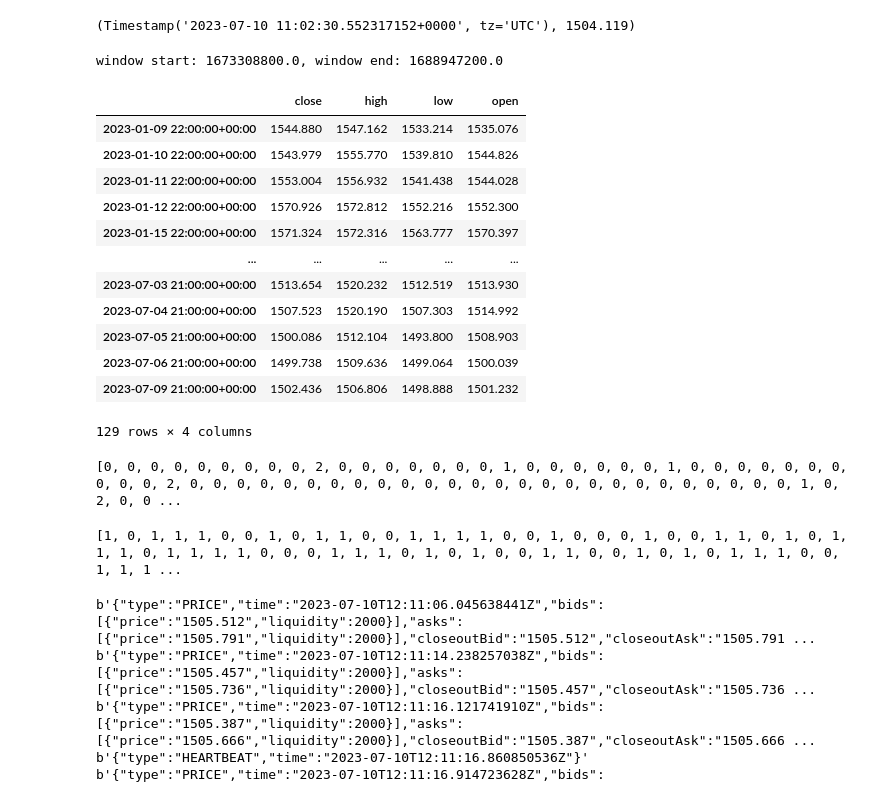
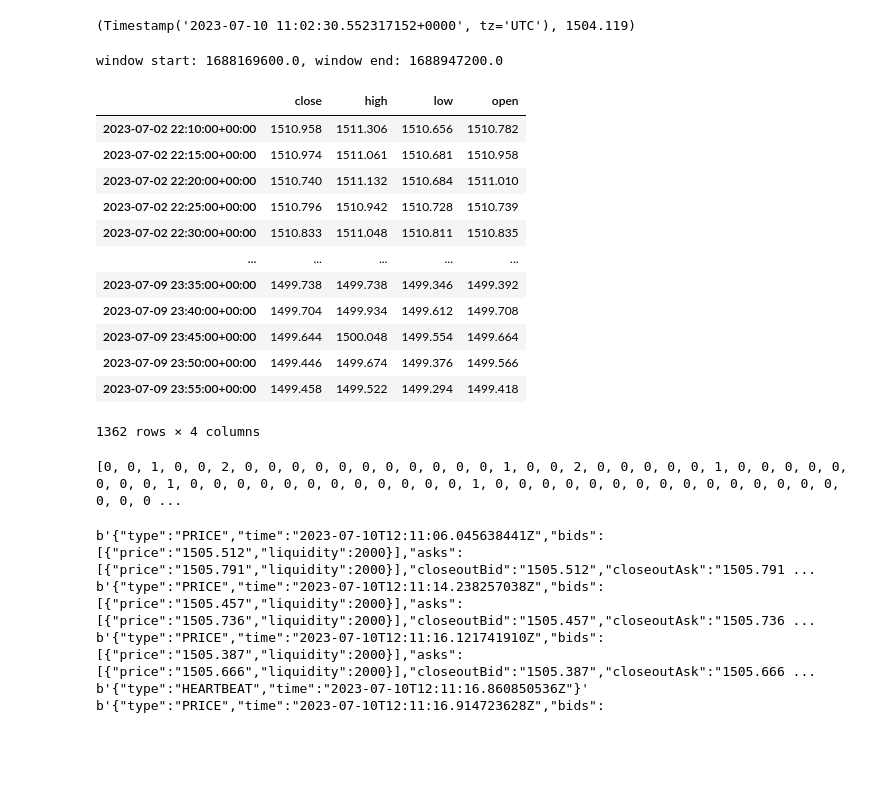
Before and after one commit to JS195/TradingBot, a Jupyter notebook: API.ipynb, the cells around one changed output. Cells and saved outputs as stored; diff of their text form; code cells hidden in the pictures; blank space fills up the shorter version.

Commit message:
Began implementing. Finished data preprocessing

```diff
--- a/API.ipynb
+++ b/API.ipynb
@@ -61,55 +52,57 @@ get_pricing("XAU_GBP")
 import time
 
 # Time format is year, month, day
-from_time = time.mktime(pd.to_datetime("2023-01-10-00-00-00").timetuple())
+from_time = time.mktime(pd.to_datetime("2023-07-1-00-00-00").timetuple())
 to_time = time.mktime(pd.to_datetime("2023-07-10-00-00-00").timetuple())
 print(f"window start: {from_time}, window end: {to_time}")
 # %% [output]
-window start: 1673308800.0, window end: 1688947200.0
+window start: 1688169600.0, window end: 1688947200.0
 # %%
 header = {"Authorization": "Bearer " + ACCESS_TOKEN}
 # Granularity is limited for the amount of data available, no more than 3000 entries give or take
-query = {"from": from_time, "to": to_time, "granularity": "D"}
+query = {"from": from_time, "to": to_time, "granularity": "M5"}
 
 INSTRUMENT = "XAU_GBP"
 CANDLES_PATH = f"/v3/accounts/{ACCOUNT_ID}/instruments/{INSTRUMENT}/candles"
 
 response = requests.get("https://" + API + CANDLES_PATH, headers=header, params=query)
 
 def json_to_pd(json):
     json_file = json.json()
     price_json = json_file["candles"]
     times = []
     close_price, high_price, low_price, open_price = [], [], [], []
 
     for candle in price_json:
         times.append(candle["time"])
         close_price.append(float(candle["mid"]["c"]))
         high_price.append(float(candle["mid"]["h"]))
         low_price.append(float(candle["mid"]["l"]))
         open_price.append(float(candle["mid"]["o"]))
 
     dataframe = pd.DataFrame({"close": close_price, "high": high_price, "low": low_price, "open": open_price})
     dataframe.index = pd.to_datetime(times)
     return dataframe
 
 get_data = json_to_pd(response)
 get_data
 # %% [output]
 |  | close | high | low | open |
-| 2023-01-09 22:00:00+00:00 | 1544.880 | 1547.162 | 1533.214 | 1535.076 |
-| 2023-01-10 22:00:00+00:00 | 1543.979 | 1555.770 | 1539.810 | 1544.826 |
-| 2023-01-11 22:00:00+00:00 | 1553.004 | 1556.932 | 1541.438 | 1544.028 |
-| 2023-01-12 22:00:00+00:00 | 1570.926 | 1572.812 | 1552.216 | 1552.300 |
-| 2023-01-15 22:00:00+00:00 | 1571.324 | 1572.316 | 1563.777 | 1570.397 |
+| 2023-07-02 22:10:00+00:00 | 1510.958 | 1511.306 | 1510.656 | 1510.782 |
+| 2023-07-02 22:15:00+00:00 | 1510.974 | 1511.061 | 1510.681 | 1510.958 |
+| 2023-07-02 22:20:00+00:00 | 1510.740 | 1511.132 | 1510.684 | 1511.010 |
+| 2023-07-02 22:25:00+00:00 | 1510.796 | 1510.942 | 1510.728 | 1510.739 |
+| 2023-07-02 22:30:00+00:00 | 1510.833 | 1511.048 | 1510.811 | 1510.835 |
 | ... | ... | ... | ... | ... |
-| 2023-07-03 21:00:00+00:00 | 1513.654 | 1520.232 | 1512.519 | 1513.930 |
-| 2023-07-04 21:00:00+00:00 | 1507.523 | 1520.190 | 1507.303 | 1514.992 |
-| 2023-07-05 21:00:00+00:00 | 1500.086 | 1512.104 | 1493.800 | 1508.903 |
-| 2023-07-06 21:00:00+00:00 | 1499.738 | 1509.636 | 1499.064 | 1500.039 |
-| 2023-07-09 21:00:00+00:00 | 1502.436 | 1506.806 | 1498.888 | 1501.232 |
+| 2023-07-09 23:35:00+00:00 | 1499.738 | 1499.738 | 1499.346 | 1499.392 |
+| 2023-07-09 23:40:00+00:00 | 1499.704 | 1499.934 | 1499.612 | 1499.708 |
+| 2023-07-09 23:45:00+00:00 | 1499.644 | 1500.048 | 1499.554 | 1499.664 |
+| 2023-07-09 23:50:00+00:00 | 1499.446 | 1499.674 | 1499.376 | 1499.566 |
+| 2023-07-09 23:55:00+00:00 | 1499.458 | 1499.522 | 1499.294 | 1499.418 |
-129 rows × 4 columns
+1362 rows × 4 columns
 # %%
+# Building the signal generator
+
 def signal_generator(df):
     signal = []
     for index, row in df.iterrows():
@@ -151,28 +144,7 @@ def signal_generator(df):
 signal = signal_generator(get_data)
 print(signal)
 # %% [output]
-[0, 0, 0, 0, 0, 0, 0, 0, 0, 2, 0, 0, 0, 0, 0, 0, 0, 1, 0, 0, 0, 0, 0, 0, 1, 0, 0, 0, 0, 0, 0, 0, 0, 0, 0, 2, 0, 0, 0, 0, 0, 0, 0, 0, 0, 0, 0, 0, 0, 0, 0, 0, 0, 0, 0, 0, 0, 0, 0, 0, 0, 0, 1, 0, 2, 0, 0 ...
+[0, 0, 1, 0, 0, 2, 0, 0, 0, 0, 0, 0, 0, 0, 0, 0, 0, 1, 0, 0, 2, 0, 0, 0, 0, 0, 1, 0, 0, 0, 0, 0, 0, 0, 0, 1, 0, 0, 0, 0, 0, 0, 0, 0, 0, 0, 0, 0, 1, 0, 0, 0, 0, 0, 0, 0, 0, 0, 0, 0, 0, 0, 0, 0, 0, 0, 0 ...
-# %%
-def signal_generator(df):
-    signal = []
-    for index, row in df.iterrows():
-        open_price = row["open"]
-        close_price = row["close"]
-
-        # Bearish
-        if open_price < close_price:
-            signal.append(1)
-
-        # No clear pattern
-        else:
-            signal.append(0)
-
-    return signal
-
-signal = signal_generator(get_data)
-print(signal)
-# %% [output]
-[1, 0, 1, 1, 1, 0, 0, 1, 0, 1, 1, 0, 0, 1, 1, 1, 1, 0, 0, 1, 0, 0, 0, 1, 0, 0, 1, 1, 0, 1, 0, 1, 1, 1, 0, 1, 1, 1, 1, 0, 0, 0, 1, 1, 1, 0, 1, 0, 1, 0, 0, 1, 1, 0, 0, 1, 0, 1, 0, 1, 1, 1, 0, 0, 1, 1, 1 ...
 # %%
 # Stream the prcing infomation
 
```
Also changed, not shown: parts of 3 cells of this notebook, 1 other file.
